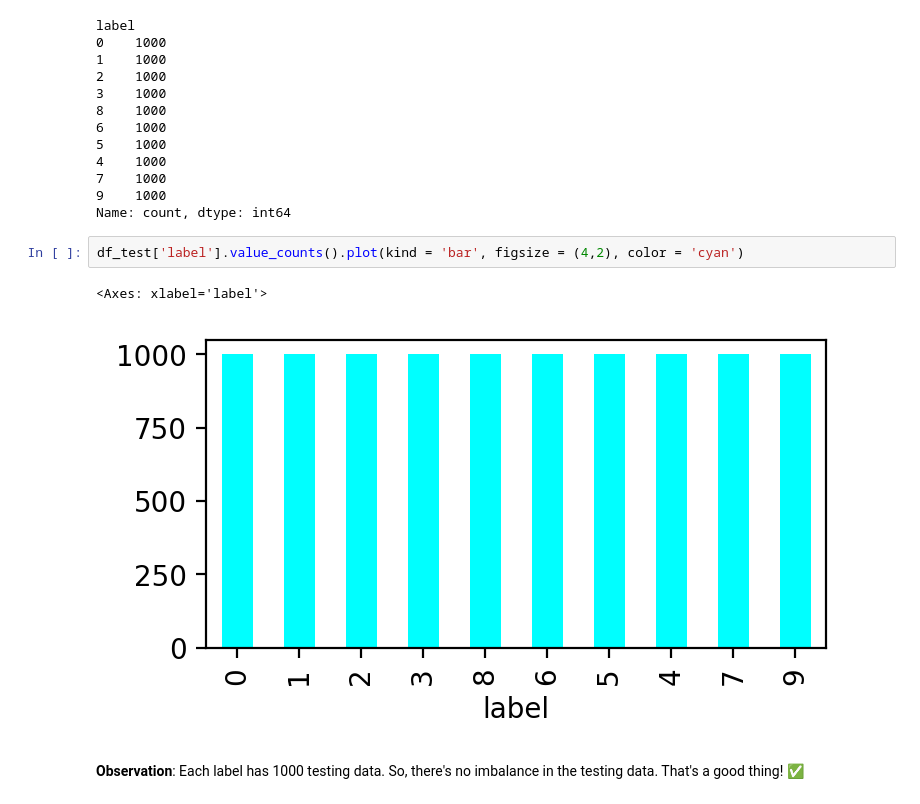
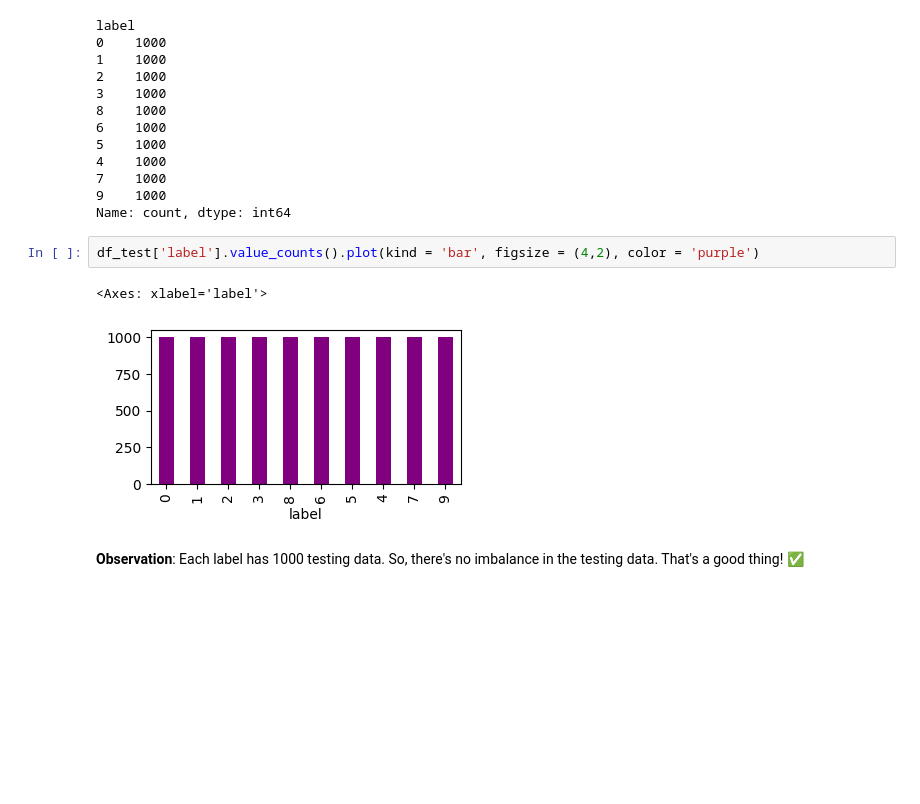
Before and after one commit to fabinahian/NITEX, a Jupyter notebook: fashion-mnist-using-cnn.ipynb, the cells around one changed output. Drawn from its saved outputs; the diff is of its cells as text; blank space fills up the shorter version.

```diff
--- a/fashion-mnist-using-cnn.ipynb
+++ b/fashion-mnist-using-cnn.ipynb
@@ -200,10 +222,10 @@ label
 9    1000
 Name: count, dtype: int64
 # %%
-df_test['label'].value_counts().plot(kind = 'bar', figsize = (4,2), color = 'cyan')
+df_test['label'].value_counts().plot(kind = 'bar', figsize = (4,2), color = 'purple')
 # %% [output]
 <Axes: xlabel='label'>
-[figure, old version]
+[figure, new version]
 # %% [markdown]
 **Observation**: Each label has 1000 testing data. So, there's no imbalance in the testing data. That's a good thing! ✅
 # %% [markdown]
```
Also changed, not shown: parts of 36 cells of this notebook.
